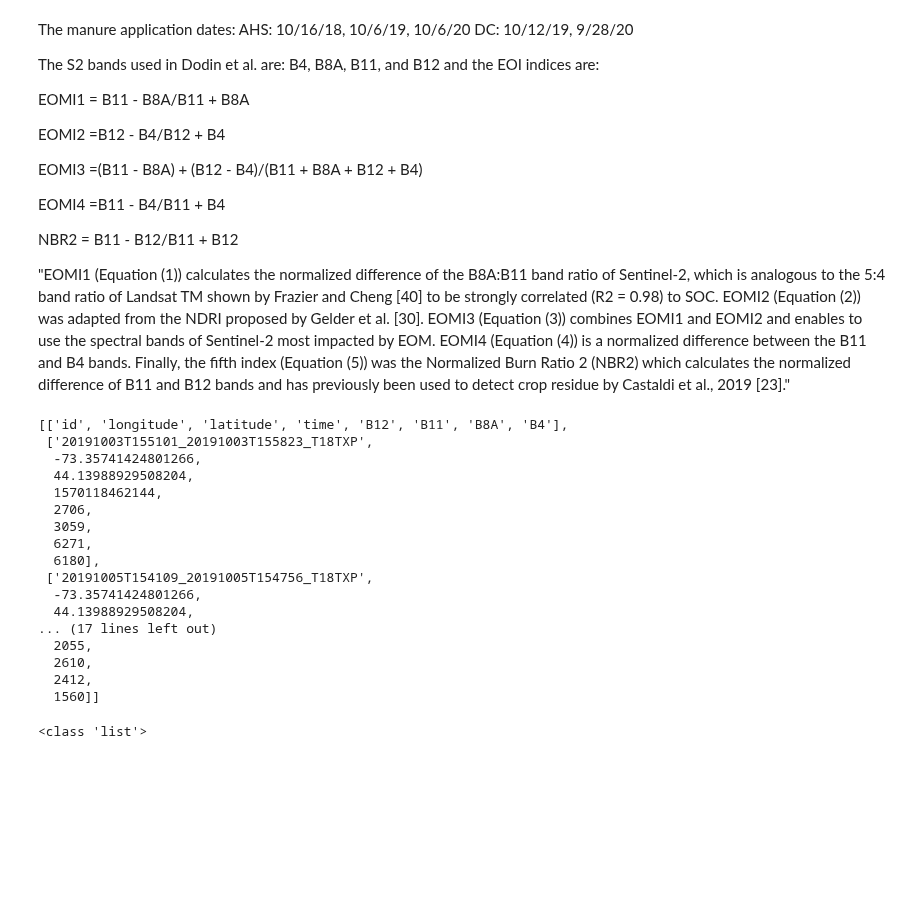
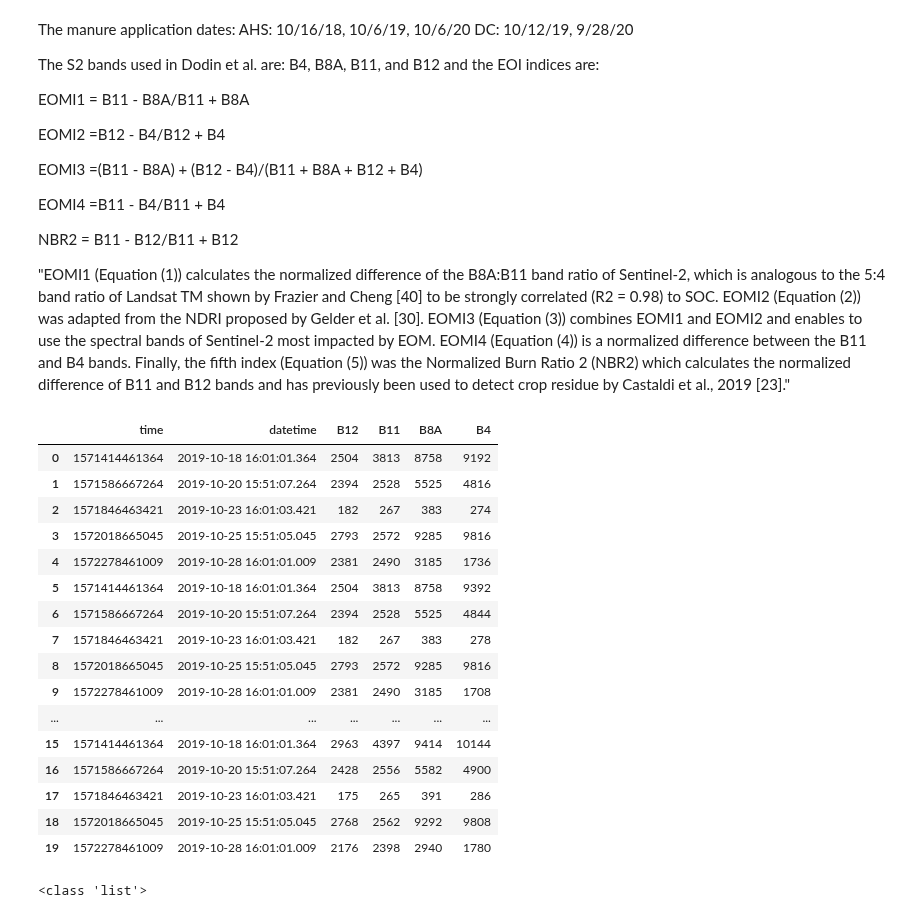
Before and after one commit to raruggie/GRRIEn, a Jupyter notebook: tutorials/detecting-changes-in-sentinel-1-imagery-pt-1/CEE609_data_download_preprocess.ipynb, the cells around one changed output. Saved outputs shown, nothing was run; the diff lists cells and outputs as text; code cells hidden in the pictures; blank space fills up the shorter version.

```diff
--- a/tutorials/detecting-changes-in-sentinel-1-imagery-pt-1/CEE609_data_download_preprocess.ipynb
+++ b/tutorials/detecting-changes-in-sentinel-1-imagery-pt-1/CEE609_data_download_preprocess.ipynb
@@ -439,66 +439,69 @@ the fifth index (Equation (5)) was the Normalized Burn Ratio 2 (NBR2) which calc
 the normalized difference of B11 and B12 bands and has previously been used to detect
 crop residue by Castaldi et al., 2019 [23]."
 # %%
-# # image collection, filter over AHS aoi
-# col = ee.ImageCollection('COPERNICUS/S2_SR').filterBounds(aoi_gen)
-# # select bands
-# col = col.select(['B12', 'B11', 'B8A', 'B4'])
-# # filter date - start with general date to narrow collection
-# col = col.filterDate('2018-10-01','2020-11-01')
-# # get the data for the pixels over AHS field
-# # col_list = col.getRegion(aoi_AHS, 20).getInfo() # not sure what scale to use here, assume it is of largest resolution of the listed bands
-# # also, need to filter farther first as this is too big for nlist object in py...
-# # a18_pre_list=col.filterDate('2018-10-01','2018-10-15').getRegion(aoi_AHS, 20).getInfo()
-# # a18_post_list=col.filterDate('2018-10-17', '2018-10-30').getRegion(aoi_AHS, 20).getInfo()
-# # this lists no bands in collection, proably no images in 2018
-# # trying 2019
+# image collection, filter over AHS aoi
+col = ee.ImageCollection('COPERNICUS/S2_SR').filterBounds(aoi_gen)
+# select bands
+col = col.select(['B12', 'B11', 'B8A', 'B4'])
+# filter date - start with general date to narrow collection
+col = col.filterDate('2018-10-01','2020-11-01')
+# get the data for the pixels over AHS field
+# col_list = col.getRegion(aoi_AHS, 20).getInfo() # not sure what scale to use here, assume it is of largest resolution of the listed bands
+# also, need to filter farther first as this is too big for nlist object in py...
+# a18_pre_list=col.filterDate('2018-10-01','2018-10-15').getRegion(aoi_AHS, 20).getInfo()
+# a18_post_list=col.filterDate('2018-10-17', '2018-10-30').getRegion(aoi_AHS, 20).getInfo()
+# this lists no bands in collection, proably no images in 2018
+# trying 2019
 a19_pre_list=col.filterDate('2019-10-01','2019-10-15').getRegion(aoi_AHS, 20).getInfo()
 a19_post_list=col.filterDate('2019-10-17', '2019-10-30').getRegion(aoi_AHS, 20).getInfo()
 # preview resulting list
 len(a19_pre_list)
 a19_pre_list[:5]
 # # convert to pandas datafame using function from above
-# a19_pre_df = ee_array_to_df(a19_pre_list,['B12', 'B11', 'B8A', 'B4'])
-# a19_post_df = ee_array_to_df(a19_post_list,['B12', 'B11', 'B8A', 'B4'])
+a19_pre_df = ee_array_to_df(a19_pre_list,['B12', 'B11', 'B8A', 'B4'])
+a19_post_df = ee_array_to_df(a19_post_list,['B12', 'B11', 'B8A', 'B4'])
 # # look at df
-# # a19_pre_df.head()
+a19_pre_df.head(20)
+a19_post_df.head(20)
+# there are 5 images for pre and 5 for post
+# need to do some sort of cloud analysis
 # # calculate EOI indexs from Dodin et al. 2021
 # x=a19_pre_df
 # y=a19_post_df
 # x['EOMI1']=(x['B11']-x['B8A'])/(x['B11']+x['B8A']) # why doesn't this work: a19_pre_df.apply(lambda x: EOMI1(a19_pre_df['B11'], a19_pre_df['B8A']), axis=1)
 # x['EOMI2']=(x['B12']-x['B4'])/(x['B12']+x['B4'])
 # x['EOMI3']=((x['B11']-x['B8A'])+(x['B12']-x['B4']))/(x['B11']+x['B8A']+x['B12']+x['B4'])
 # x['EOMI4']=(x['B11']-x['B4'])/(x['B11']+x['B4'])
 # x['NBR2']=(x['B11']-x['B12'])/(x['B11']+x['B12'])
 # y['EOMI1']=(y['B11']-y['B8A'])/(y['B11']+y['B8A'])
 # y['EOMI2']=(y['B12']-y['B4'])/(y['B12']+y['B4'])
 # y['EOMI3']=((y['B11']-y['B8A'])+(y['B12']-y['B4']))/(y['B11']+y['B8A']+y['B12']+y['B4'])
 # y['EOMI4']=(y['B11']-y['B4'])/(y['B11']+y['B4'])
 # y['NBR2']=(y['B11']-y['B12'])/(y['B11']+y['B12'])
 # plot histograms
 # x.iloc[:,-5:].hist()
 # y.iloc[:,-5:].hist()
 # will filter the stack into multiple variables for each year of manure application
 # a18_pre=col.filterDate('2018-10-01','2018-10-15')
 # a18_post=col.filterDate('2018-10-17', '2018-10-30')
 # %% [output]
-[['id', 'longitude', 'latitude', 'time', 'B12', 'B11', 'B8A', 'B4'],
- ['20191003T155101_20191003T155823_T18TXP',
-  -73.35741424801266,
-  44.13988929508204,
-  1570118462144,
-  2706,
-  3059,
-  6271,
-  6180],
- ['20191005T154109_20191005T154756_T18TXP',
-  -73.35741424801266,
-  44.13988929508204,
-... (17 lines left out)
-  2055,
-  2610,
-  2412,
-  1560]]
+|  | time | datetime | B12 | B11 | B8A | B4 |
+| 0 | 1571414461364 | 2019-10-18 16:01:01.364 | 2504 | 3813 | 8758 | 9192 |
+| 1 | 1571586667264 | 2019-10-20 15:51:07.264 | 2394 | 2528 | 5525 | 4816 |
+| 2 | 1571846463421 | 2019-10-23 16:01:03.421 | 182 | 267 | 383 | 274 |
+| 3 | 1572018665045 | 2019-10-25 15:51:05.045 | 2793 | 2572 | 9285 | 9816 |
+| 4 | 1572278461009 | 2019-10-28 16:01:01.009 | 2381 | 2490 | 3185 | 1736 |
+| 5 | 1571414461364 | 2019-10-18 16:01:01.364 | 2504 | 3813 | 8758 | 9392 |
+| 6 | 1571586667264 | 2019-10-20 15:51:07.264 | 2394 | 2528 | 5525 | 4844 |
+| 7 | 1571846463421 | 2019-10-23 16:01:03.421 | 182 | 267 | 383 | 278 |
+| 8 | 1572018665045 | 2019-10-25 15:51:05.045 | 2793 | 2572 | 9285 | 9816 |
+| 9 | 1572278461009 | 2019-10-28 16:01:01.009 | 2381 | 2490 | 3185 | 1708 |
+| ... | ... | ... | ... | ... | ... | ... |
+| 15 | 1571414461364 | 2019-10-18 16:01:01.364 | 2963 | 4397 | 9414 | 10144 |
+| 16 | 1571586667264 | 2019-10-20 15:51:07.264 | 2428 | 2556 | 5582 | 4900 |
+| 17 | 1571846463421 | 2019-10-23 16:01:03.421 | 175 | 265 | 391 | 286 |
+| 18 | 1572018665045 | 2019-10-25 15:51:05.045 | 2768 | 2562 | 9292 | 9808 |
+| 19 | 1572278461009 | 2019-10-28 16:01:01.009 | 2176 | 2398 | 2940 | 1780 |
 # %%
 # # Copied from GEE website for testing
 
```
Also changed, not shown: parts of 1 cell of this notebook.
